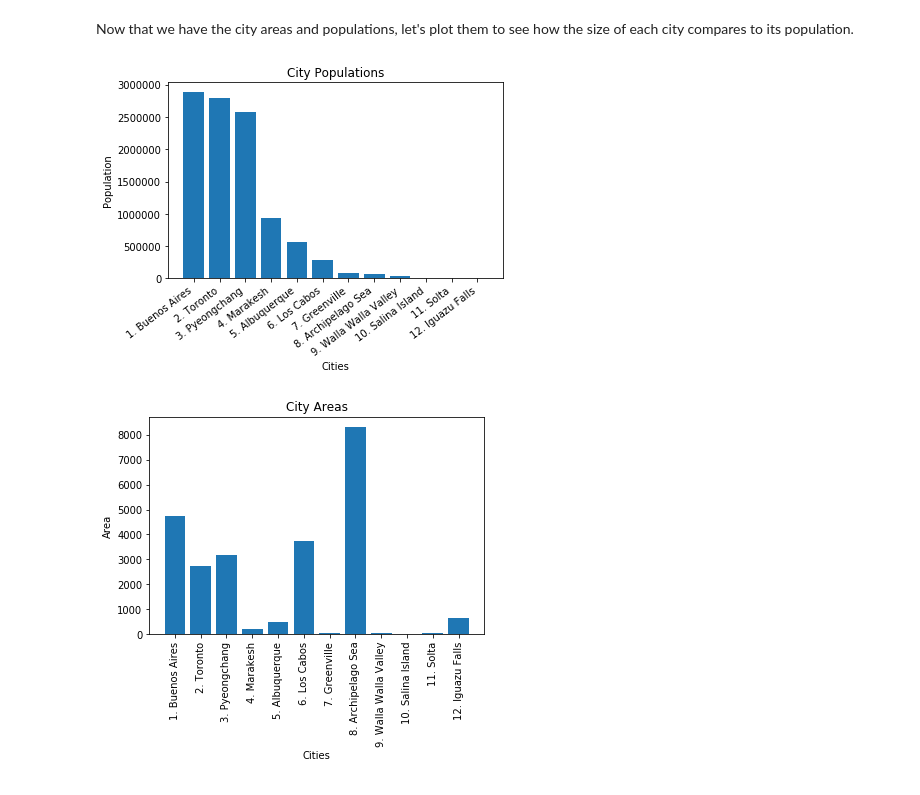
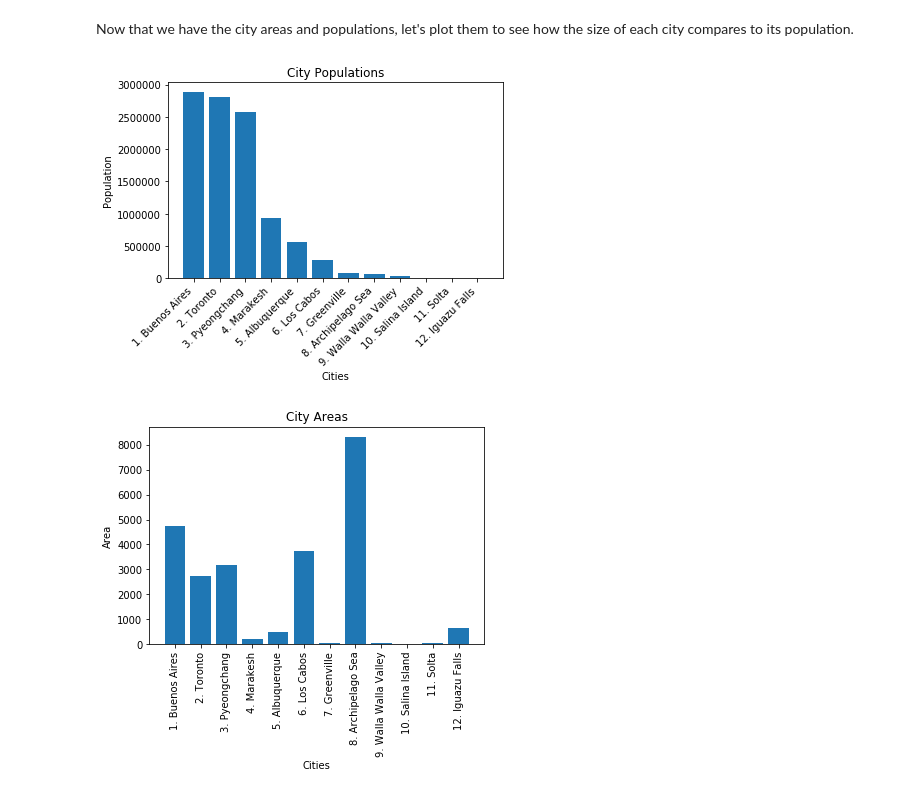
Before and after one commit to UpwardTrajectory/dsc-1-01-20-looping-over-collections-lab-seattle-ds-career-040119, a Jupyter notebook: index.ipynb, the cells around one changed output. Cells and saved outputs as stored; diff of their text form; code cells hidden in the pictures.

```diff
--- a/index.ipynb
+++ b/index.ipynb
@@ -191,18 +191,18 @@ Now that we have the city areas and populations, let's plot them to see how the
 # %%
 fig, ax = plt.subplots()
 #fig.autofmt_xdate(bottom=0.1, rotation=45, ha='right')
-fig.autofmt_xdate(rotation = 37)
+fig.autofmt_xdate(rotation = 45)
 
 plt.bar(names_and_ranks, city_populations)
 
 plt.ylabel('Population')
 plt.xlabel('Cities')
 plt.title('City Populations')
 #plt.xticks(rotation='vertical')
 
 plt.show()
 # %% [output]
-[figure, old version]
+[figure, new version]
 # %%
 plt.bar(names_and_ranks, city_areas)
 plt.ylabel('Area')
```
